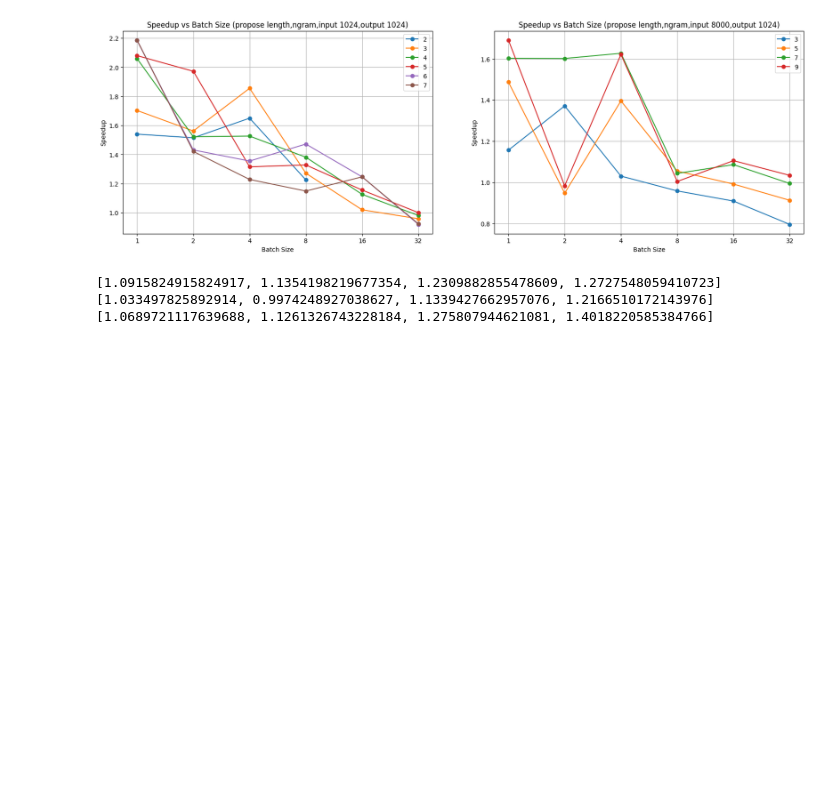
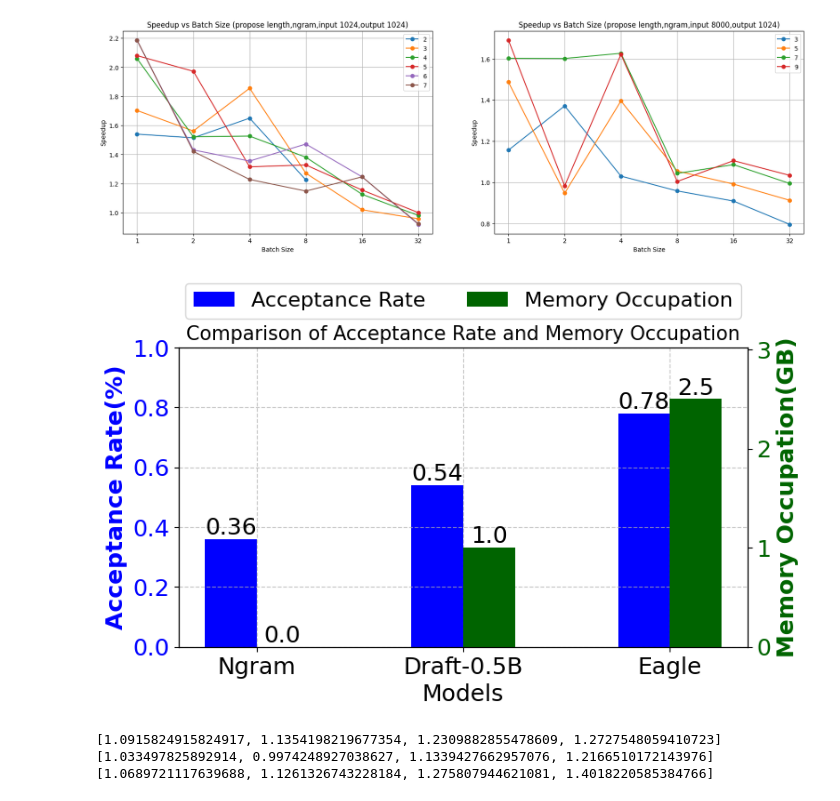
Before and after one commit to lihuahua123/vllm_speculative, a Jupyter notebook: exps/Untitled.ipynb, the cells around one changed output. Drawn from its saved outputs; the diff is of its cells as text; code cells hidden in the pictures; blank space fills up the shorter version.

```diff
--- a/exps/Untitled.ipynb
+++ b/exps/Untitled.ipynb
@@ -270,7 +270,7 @@ deepseek_0_5B = [0.54, 1]
 eagle = [0.78, 2.5]
 
 # Extract data for plotting
-models = ["ngram", "deepseek_0.5B", "eagle"]
+models = ["Ngram", "Draft-0.5B", "Eagle"]
 acceptance_rates = [ngram[0], deepseek_0_5B[0], eagle[0]]  # First value for each class
 memory_usage = [ngram[1], deepseek_0_5B[1],eagle[1]]  # Second value for each class
 
@@ -304,34 +304,36 @@ for bar in bars2:
 
 # Set limits with some padding
 ax1.set_ylim(0, 1)  # Set left y-axis from 0 to 1
 current_y_max2 = ax2.get_ylim()[1]
 ax2.set_ylim(0, current_y_max2 * 1.15)  # Add 15% more space at the top
 
 # Add labels and title
 ax1.set_xlabel("Models", fontsize=18)
 ax1.set_ylabel("Acceptance Rate(%)", fontsize=18, color="blue", fontweight='bold')
 ax2.set_ylabel("Memory Occupation(GB)", fontsize=18, color="darkgreen", fontweight='bold')
 ax1.set_title("Comparison of Acceptance Rate and Memory Occupation", fontsize=15)
 ax1.set_xticks([r + bar_width/2 for r in range(len(models))])
 ax1.set_xticklabels(models, fontsize=18)
 ax1.tick_params(axis='y', labelcolor="blue", labelsize=18)
 ax2.tick_params(axis='y', labelcolor="darkgreen", labelsize=18)
 ax1.tick_params(axis='x', labelsize=18)
 
 # Add legend - combining legends from both axes
 lines1, labels1 = ax1.get_legend_handles_labels()
 lines2, labels2 = ax2.get_legend_handles_labels()
 ax1.legend(lines1 + lines2, labels1 + labels2, fontsize=16, loc='upper center', bbox_to_anchor=(0.5, 1.25), ncol=2)
 
 # Add grid lines for better readability (only for the first axis to avoid clutter)
 ax1.grid(True, linestyle="--", alpha=0.7)
 
 # Adjust layout
 plt.tight_layout()
 
 # Show the plot
-plt.savefig("model_comparison.png", dpi=150, bbox_inches="tight")
+plt.savefig("./figs/model_comparison.pdf", dpi=150, bbox_inches="tight")
 plt.show()
+# %% [output]
+[figure, added]
 # %%
 llama8b_eagle_speedup=[1.01,1.15,1.30,1.48,1.30,1.48]
 llama8b_ngram_speedup=[1.05,1.20,1.45,1.44,1.25,1.19]
```
Also changed, not shown: parts of 1 cell of this notebook, 23 other files.
